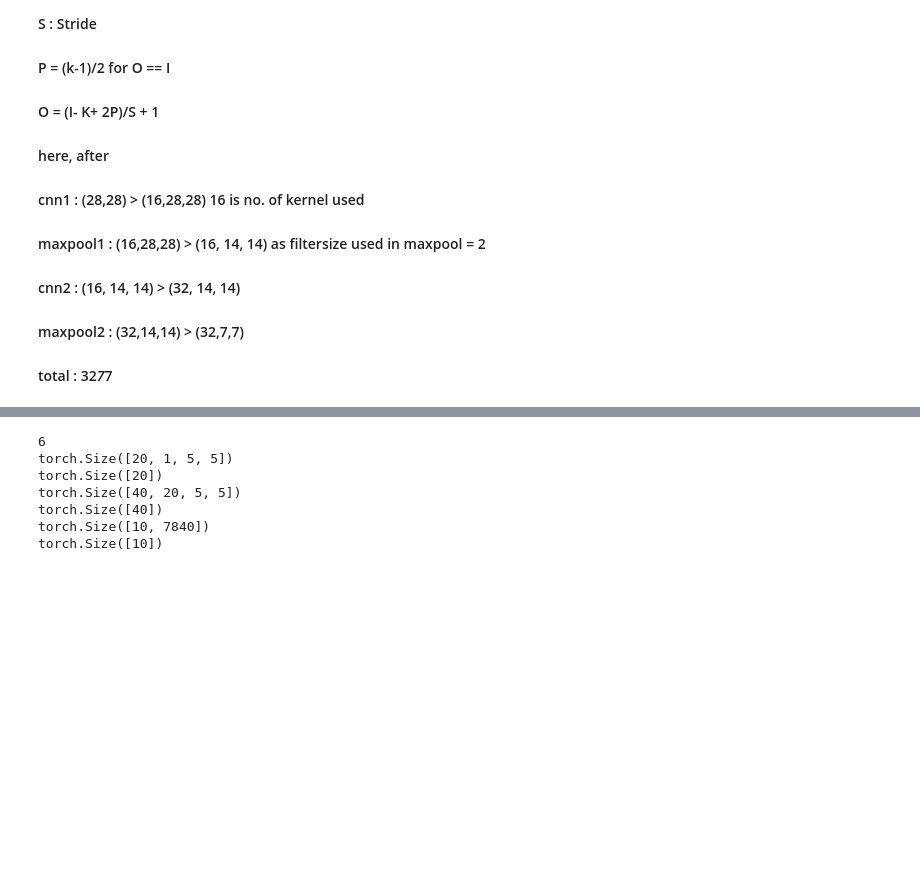
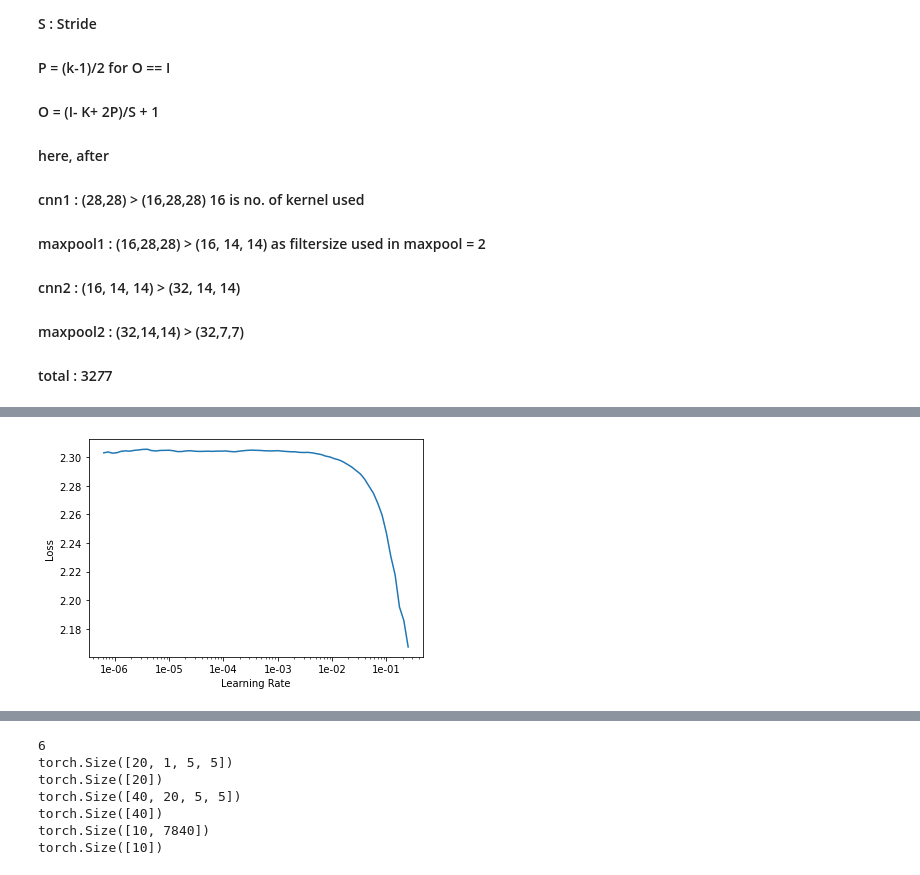
Before and after one commit to SwapnanilHalder/practical-deep-learning-with-pytorch-master, a Jupyter notebook: trial_CNN_MNIST_with_pytorch(fast.ai).ipynb, the cells around one changed output, grey strips where cells are left out. Saved outputs shown, nothing was run; the diff lists cells and outputs as text; code cells hidden in the pictures; blank space fills up the shorter version.

```diff
--- a/trial_CNN_MNIST_with_pytorch(fast.ai).ipynb
+++ b/trial_CNN_MNIST_with_pytorch(fast.ai).ipynb
@@ -201,0 +202,8 @@ learner.recorder.plot_lr()
+# %%
+modelSGD = CNNModel()
+if is_cuda == True:
+    modelSGD.cuda()
+data = DataBunch.create(train_ds = train_dataset, valid_ds = test_dataset, bs = batch_size)
+learnerSGD = Learner(data, modelSGD, loss_func=F.cross_entropy, metrics=[accuracy], opt_func= torch.optim.SGD)
+learnerSGD.clip = 0.1
+learnerSGD.lr_find()
@@ -201,0 +215,4 @@ learner.recorder.plot_lr()
+# %%
+learnerSGD.recorder.plot()
+# %% [output]
+[figure, added]
```
Also changed, not shown: parts of 14 cells of this notebook.
